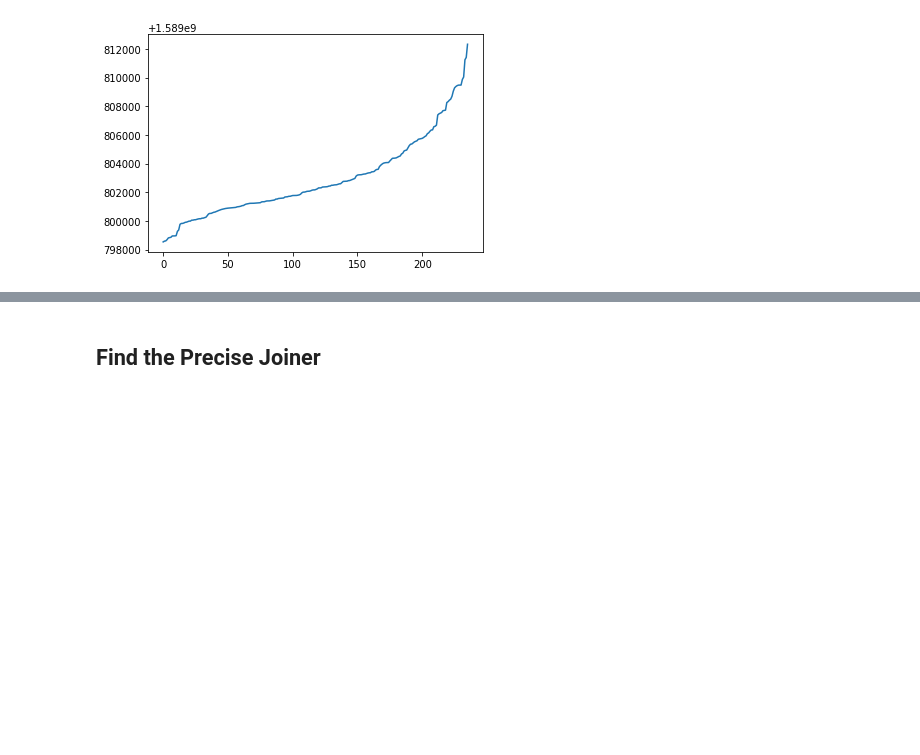
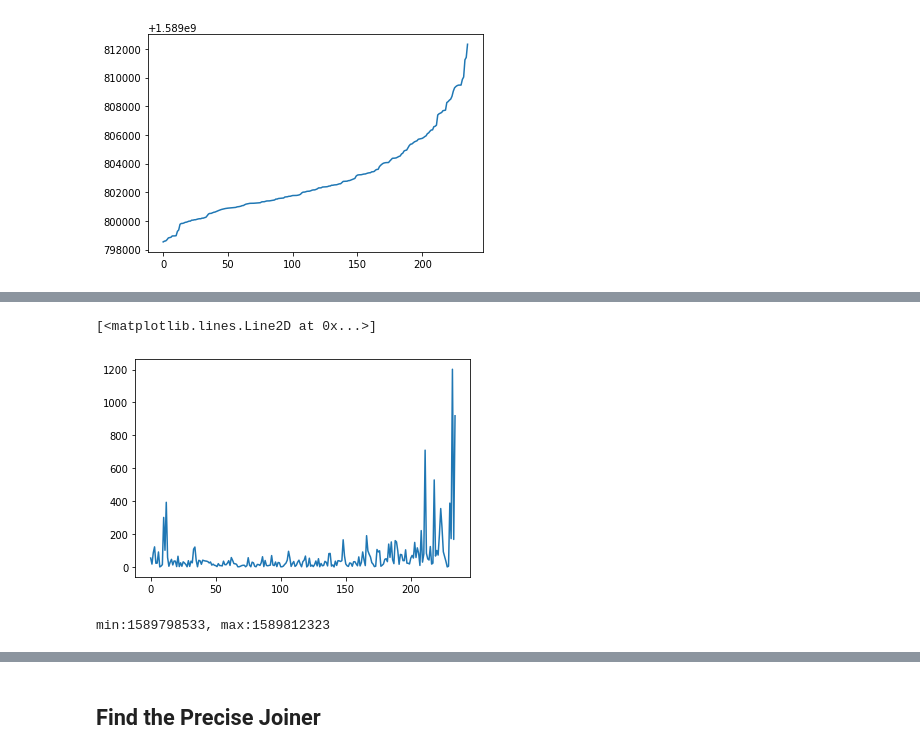
Before and after one commit to rickyzhang82/Muddy-Water, a Jupyter notebook: GSX03.ipynb, the cells around one changed output, grey strips where cells are left out. Saved outputs shown, nothing was run; the diff lists cells and outputs as text; code cells hidden in the pictures; blank space fills up the shorter version.

```diff
--- a/GSX03.ipynb
+++ b/GSX03.ipynb
@@ -50,0 +73,4 @@ plt.plot(y_np_sorted)
+# %%
+firstDiff = np.diff(y_np_sorted)
+# first difference in seconds
+print(firstDiff)
@@ -50,0 +95,11 @@ plt.plot(y_np_sorted)
+# %%
+plt.plot(firstDiff)
+# %% [output]
+[<matplotlib.lines.Line2D at 0x...>]
+[figure, added]
+# %%
+y_np_min = np.min(y_np)
+y_np_max = np.max(y_np)
+print("min:%d, max:%d" % (y_np_min, y_np_max))
+# %% [output]
+min:1589798533, max:1589812323
```
Also changed, not shown: parts of 9 cells of this notebook, 1 other file.
